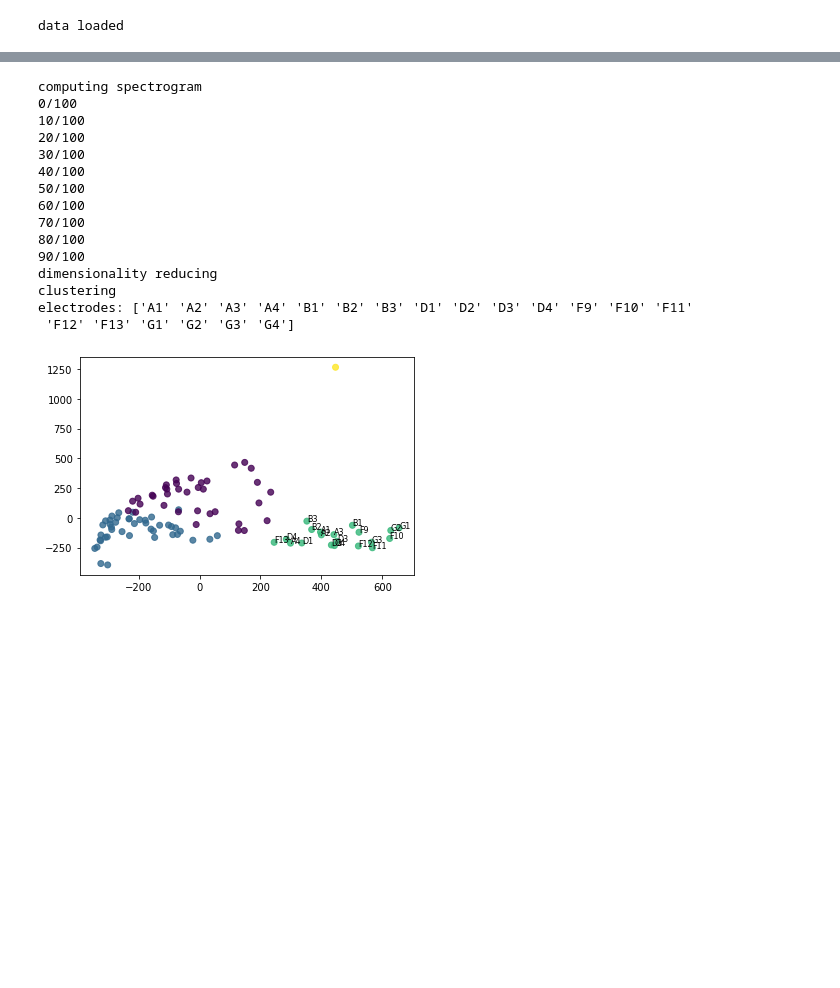
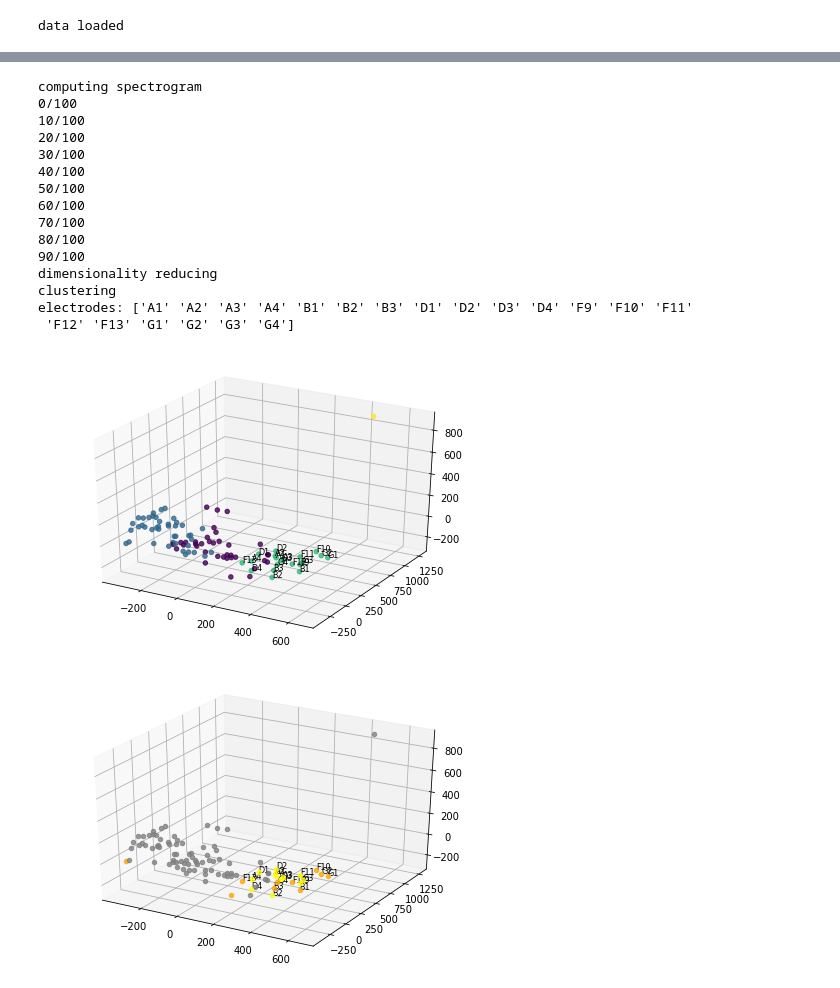
Before and after one commit to HongLabTHU/Full-band-EZ, a Jupyter notebook: main_fig.ipynb, the cells around one changed output, grey strips where cells are left out. Drawn from its saved outputs; the diff is of its cells as text; code cells hidden in the pictures; blank space fills up the shorter version.

```diff
--- a/main_fig.ipynb
+++ b/main_fig.ipynb
@@ -134,5 +161,7 @@ ei_plot_func(data)
 # %%
 # full band plot
+# The epileptogenic channels were determined based on the combination of the unsupervised
+# learning on the full-band features of SEEG signal and the HFEI
 def full_band_plot_func(data):
     modified_mat_data = data['modified_mat_data']
     fs = data['fs']
@@ -141,34 +170,53 @@ def full_band_plot_func(data):
     filted_data = filter_data(modified_mat_data, fs, 60, 140)
     target_data, baseline_data = cut_data(filted_data)
     norm_target, norm_base = ei.compute_hfer(target_data, baseline_data, fs)
     ei_ei, ei_hfer, ei_onset_rank = ei.compute_ei_index(norm_target, norm_base, fs)
     spec_pca, fullband_labels, fullband_ind = full_band.compute_full_band(modified_mat_data, fs, ei_ei)
     chs_labels = np.array(chans_list)[fullband_ind]
     print('electrodes:', chs_labels)
 
     # plot full band result
+    # the channels within the epileptogenic cluster were labeled
     fullband_fig = plt.figure('full_band')
-    fullband_ax = fullband_fig.add_subplot(111)
-    fullband_ax.scatter(spec_pca[:, 0], spec_pca[:, 1], alpha=0.8, c=fullband_labels)
+    fullband_ax = Axes3D(fullband_fig)
+    fullband_ax.scatter(spec_pca[:, 0], spec_pca[:, 1], spec_pca[:, 2], alpha=0.8, c=fullband_labels)
     for ind in fullband_ind:
-        fullband_ax.text(spec_pca[ind, 0], spec_pca[ind, 1], chans_list[ind],fontsize=8, color='k')
+        fullband_ax.text(spec_pca[ind, 0], spec_pca[ind, 1], spec_pca[ind, 2], chans_list[ind], fontsize=8, color='k')
+    plt.show()
+
+    # highlight epileptogenic cluster and HFEI top 10 channels
+    # orange represents HFEI top 10 channels, yellow and the text represent epileptogenic cluster
+    # correspond to the 'Epileptogenic Cluster' in Figure 1
+    fullband_hl_fig = plt.figure('full_band_highlight')
+    fullband_hl_ax = Axes3D(fullband_hl_fig)
+    ei_top_ind = np.argsort(-ei_ei)[:10]
+    for i in range(len(fullband_labels)):
+        if i in ei_top_ind:
+            fullband_hl_ax.scatter(spec_pca[i, 0], spec_pca[i, 1], spec_pca[i, 2], alpha=0.8, c='orange')
+        elif i in fullband_ind:
+            fullband_hl_ax.scatter(spec_pca[i, 0], spec_pca[i, 1], spec_pca[i, 2], alpha=0.8, c='yellow')
+        else:
+            fullband_hl_ax.scatter(spec_pca[i, 0], spec_pca[i, 1], spec_pca[i, 2], alpha=0.8, c='gray')
+    for ind in fullband_ind:
+        fullband_hl_ax.text(spec_pca[ind, 0], spec_pca[ind, 1], spec_pca[ind, 2], chans_list[ind], fontsize=8, color='k')
     plt.show()
 
 full_band_plot_func(data)
 # %% [output]
 computing spectrogram
 0/100
 10/100
 20/100
 30/100
 40/100
 50/100
 60/100
 70/100
 80/100
 90/100
 dimensionality reducing
 clustering
 electrodes: ['A1' 'A2' 'A3' 'A4' 'B1' 'B2' 'B3' 'D1' 'D2' 'D3' 'D4' 'F9' 'F10' 'F11'
  'F12' 'F13' 'G1' 'G2' 'G3' 'G4']
-[figure, old version]
+[figure, new version]
+[figure, added]
```
Also changed, not shown: parts of 4 cells of this notebook, 1 other file.
